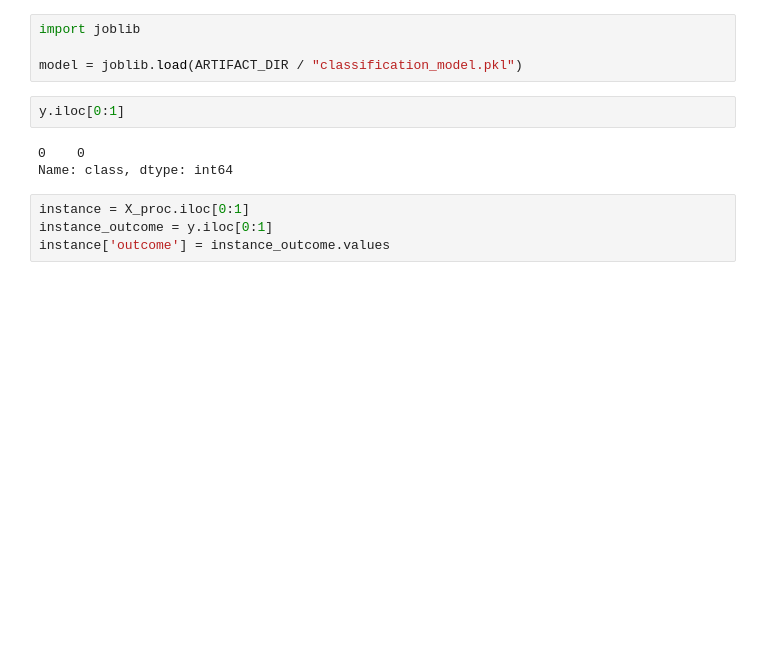
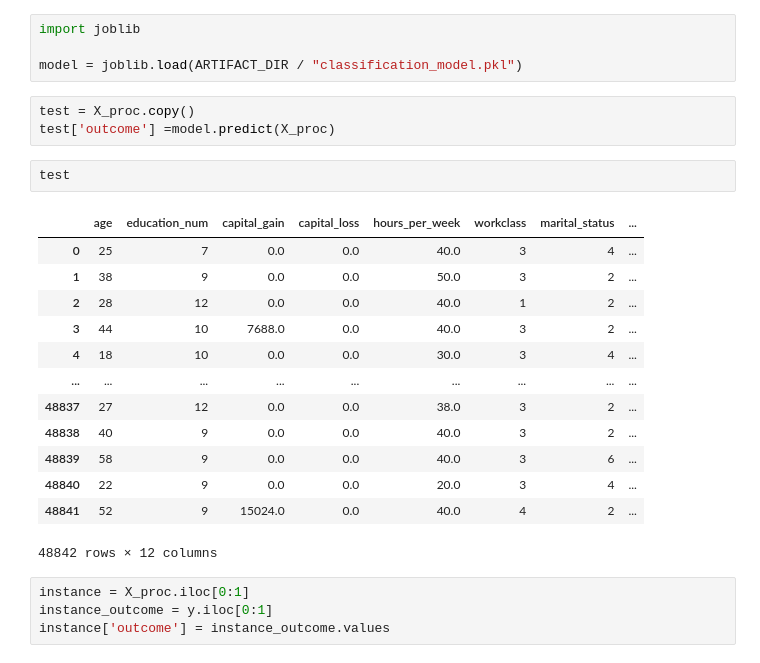
Before and after one commit to PaoloFantine/counterfactuals, a Jupyter notebook: notebooks/dev.ipynb, the cells around one changed output. Cells and saved outputs as stored; diff of their text form; blank space fills up the shorter version.

```diff
--- a/notebooks/dev.ipynb
+++ b/notebooks/dev.ipynb
@@ -74,10 +74,24 @@ import joblib
 
 model = joblib.load(ARTIFACT_DIR / "classification_model.pkl")
 # %%
-y.iloc[0:1]
+test = X_proc.copy()
+test['outcome'] =model.predict(X_proc)
-# %% [output]
-0    0
-Name: class, dtype: int64
+# %%
+test
+# %% [output]
+|  | age | education_num | capital_gain | capital_loss | hours_per_week | workclass | marital_status | ... |
+| 0 | 25 | 7 | 0.0 | 0.0 | 40.0 | 3 | 4 | ... |
+| 1 | 38 | 9 | 0.0 | 0.0 | 50.0 | 3 | 2 | ... |
+| 2 | 28 | 12 | 0.0 | 0.0 | 40.0 | 1 | 2 | ... |
+| 3 | 44 | 10 | 7688.0 | 0.0 | 40.0 | 3 | 2 | ... |
+| 4 | 18 | 10 | 0.0 | 0.0 | 30.0 | 3 | 4 | ... |
+| ... | ... | ... | ... | ... | ... | ... | ... | ... |
+| 48837 | 27 | 12 | 0.0 | 0.0 | 38.0 | 3 | 2 | ... |
+| 48838 | 40 | 9 | 0.0 | 0.0 | 40.0 | 3 | 2 | ... |
+| 48839 | 58 | 9 | 0.0 | 0.0 | 40.0 | 3 | 6 | ... |
+| 48840 | 22 | 9 | 0.0 | 0.0 | 20.0 | 3 | 4 | ... |
+| 48841 | 52 | 9 | 15024.0 | 0.0 | 40.0 | 4 | 2 | ... |
+48842 rows × 12 columns
 # %%
 instance = X_proc.iloc[0:1]
 instance_outcome = y.iloc[0:1]
```
Also changed, not shown: parts of 5 cells of this notebook, 8 other files.
